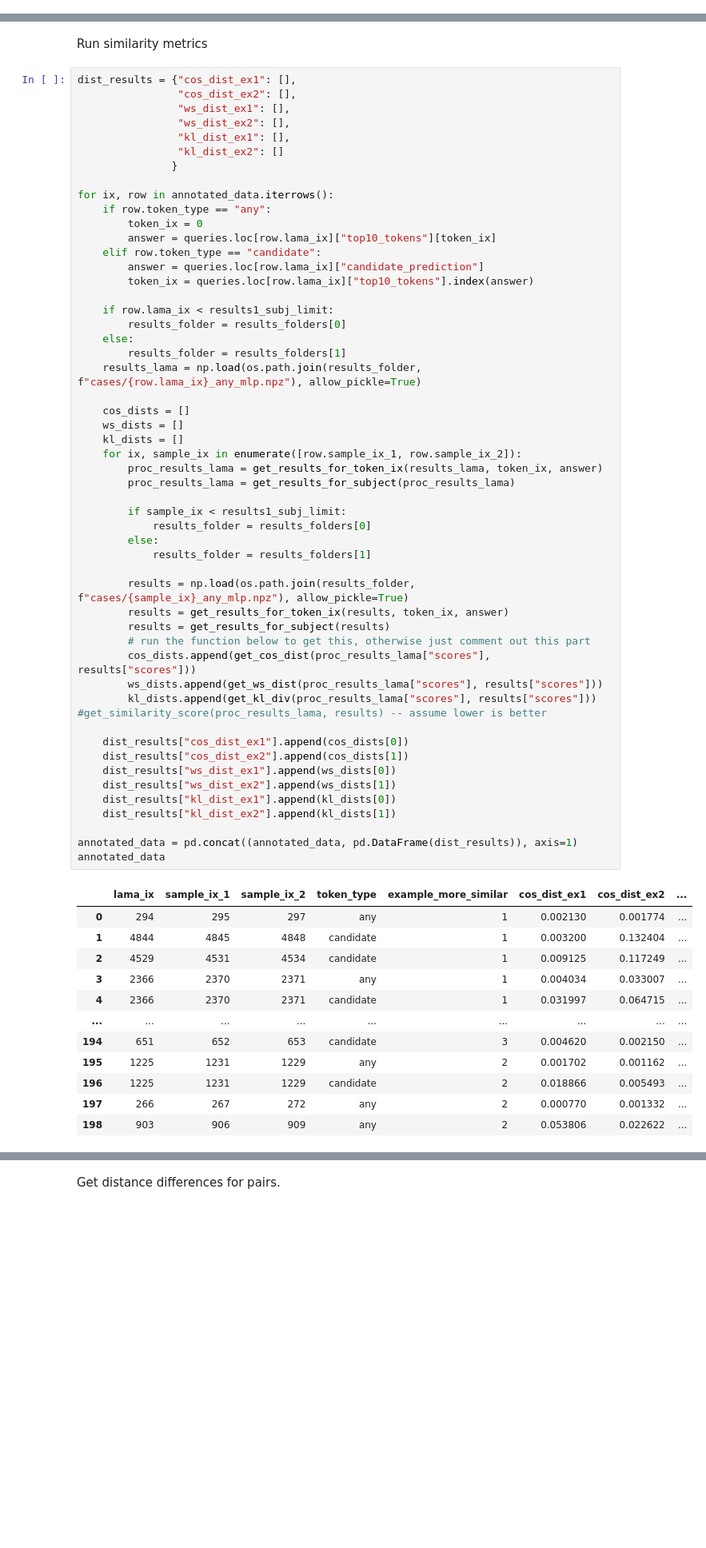
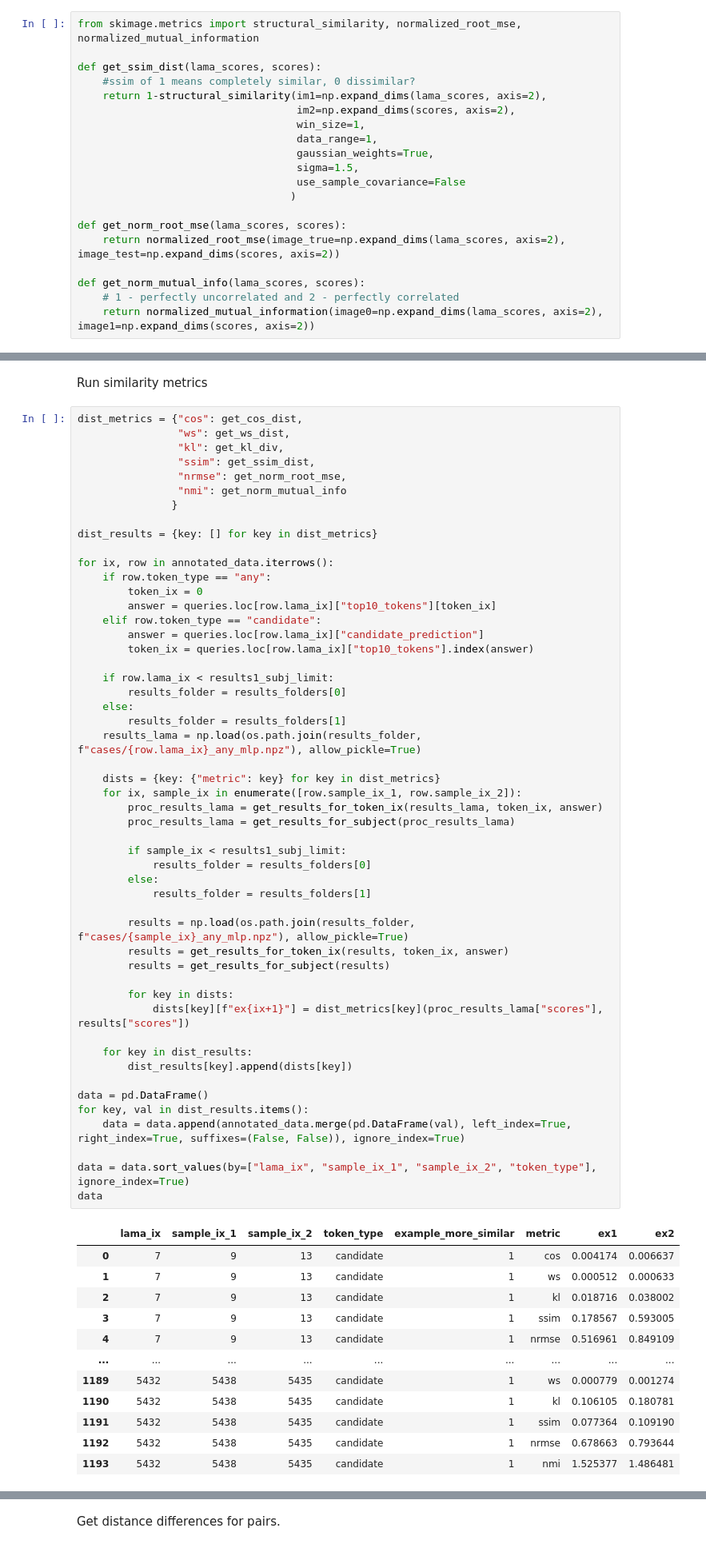
Before and after one commit to dsaynova/rome, a Jupyter notebook: notebooks/similarity_investigations_eval.ipynb, the cells around one changed output, grey strips where cells are left out. Shown: that part at 80% size. Cells and saved outputs as stored; diff of their text form; blank space fills up the shorter version.

```diff
--- a/notebooks/similarity_investigations_eval.ipynb
+++ b/notebooks/similarity_investigations_eval.ipynb
@@ -34,6 +34,26 @@ queries.head()
 | 4 | Alexandra | 0.032304 | Canada | 1.0 | 0.000007 | 4640.0 | 4.0 | ... |
 # %% [markdown]
 ## Calculate distance values
+# %%
+from skimage.metrics import structural_similarity, normalized_root_mse, normalized_mutual_information
+
+def get_ssim_dist(lama_scores, scores):
+    #ssim of 1 means completely similar, 0 dissimilar?
+    return 1-structural_similarity(im1=np.expand_dims(lama_scores, axis=2),
+                                   im2=np.expand_dims(scores, axis=2),
+                                   win_size=1,
+                                   data_range=1,
+                                   gaussian_weights=True,
+                                   sigma=1.5,
+                                   use_sample_covariance=False
+                                  )
+
+def get_norm_root_mse(lama_scores, scores):
+    return normalized_root_mse(image_true=np.expand_dims(lama_scores, axis=2), image_test=np.expand_dims(scores, axis=2))
+
+def get_norm_mutual_info(lama_scores, scores):
+    # 1 - perfectly uncorrelated and 2 - perfectly correlated
+    return normalized_mutual_information(image0=np.expand_dims(lama_scores, axis=2), image1=np.expand_dims(scores, axis=2))
 # %%
 def get_cos_dist(lama_scores, scores):
     lama_scores = np.nan_to_num(lama_scores/np.linalg.norm(lama_scores, axis=1)[:, np.newaxis])
@@ -105,67 +125,66 @@ annotated_data = pd.read_csv("/cephyr/users/lovhag/Alvis/projects/rome/data/simi
 # %% [markdown]
 Run similarity metrics
 # %%
-dist_results = {"cos_dist_ex1": [],
-                "cos_dist_ex2": [],
-                "ws_dist_ex1": [],
-                "ws_dist_ex2": [],
-                "kl_dist_ex1": [],
-                "kl_dist_ex2": []
+dist_metrics = {"cos": get_cos_dist,
+                "ws": get_ws_dist,
+                "kl": get_kl_div,
+                "ssim": get_ssim_dist,
+                "nrmse": get_norm_root_mse,
+                "nmi": get_norm_mutual_info
                }
+
+dist_results = {key: [] for key in dist_metrics}
 
 for ix, row in annotated_data.iterrows():
     if row.token_type == "any":
         token_ix = 0
         answer = queries.loc[row.lama_ix]["top10_tokens"][token_ix]
     elif row.token_type == "candidate":
         answer = queries.loc[row.lama_ix]["candidate_prediction"]
         token_ix = queries.loc[row.lama_ix]["top10_tokens"].index(answer)
 
     if row.lama_ix < results1_subj_limit:
         results_folder = results_folders[0]
     else:
         results_folder = results_folders[1]
     results_lama = np.load(os.path.join(results_folder, f"cases/{row.lama_ix}_any_mlp.npz"), allow_pickle=True)
 
-    cos_dists = []
-    ws_dists = []
-    kl_dists = []
+    dists = {key: {"metric": key} for key in dist_metrics}
     for ix, sample_ix in enumerate([row.sample_ix_1, row.sample_ix_2]):
         proc_results_lama = get_results_for_token_ix(results_lama, token_ix, answer)
         proc_results_lama = get_results_for_subject(proc_results_lama)
 
         if sample_ix < results1_subj_limit:
             results_folder = results_folders[0]
         else:
             results_folder = results_folders[1]
 
         results = np.load(os.path.join(results_folder, f"cases/{sample_ix}_any_mlp.npz"), allow_pickle=True)
         results = get_results_for_token_ix(results, token_ix, answer)
         results = get_results_for_subject(results)
-        # run the function below to get this, otherwise just comment out this part
-        cos_dists.append(get_cos_dist(proc_results_lama["scores"], results["scores"]))
-        ws_dists.append(get_ws_dist(proc_results_lama["scores"], results["scores"]))
-        kl_dists.append(get_kl_div(proc_results_lama["scores"], results["scores"])) #get_similarity_score(proc_results_lama, results) -- assume lower is better
 
-    dist_results["cos_dist_ex1"].append(cos_dists[0])
-    dist_results["cos_dist_ex2"].append(cos_dists[1])
-    dist_results["ws_dist_ex1"].append(ws_dists[0])
-    dist_results["ws_dist_ex2"].append(ws_dists[1])
-    dist_results["kl_dist_ex1"].append(kl_dists[0])
-    dist_results["kl_dist_ex2"].append(kl_dists[1])
+        for key in dists:
+            dists[key][f"ex{ix+1}"] = dist_metrics[key](proc_results_lama["scores"], results["scores"])
 
-annotated_data = pd.concat((annotated_data, pd.DataFrame(dist_results)), axis=1)
-annotated_data
+    for key in dist_results:
+        dist_results[key].append(dists[key])
+
+data = pd.DataFrame()
+for key, val in dist_results.items():
+    data = data.append(annotated_data.merge(pd.DataFrame(val), left_index=True, right_index=True, suffixes=(False, False)), ignore_index=True)
+
+data = data.sort_values(by=["lama_ix", "sample_ix_1", "sample_ix_2", "token_type"], ignore_index=True)
+data
 # %% [output]
-|  | lama_ix | sample_ix_1 | sample_ix_2 | token_type | example_more_similar | cos_dist_ex1 | cos_dist_ex2 | ... |
-| 0 | 294 | 295 | 297 | any | 1 | 0.002130 | 0.001774 | ... |
-| 1 | 4844 | 4845 | 4848 | candidate | 1 | 0.003200 | 0.132404 | ... |
-| 2 | 4529 | 4531 | 4534 | candidate | 1 | 0.009125 | 0.117249 | ... |
-| 3 | 2366 | 2370 | 2371 | any | 1 | 0.004034 | 0.033007 | ... |
-| 4 | 2366 | 2370 | 2371 | candidate | 1 | 0.031997 | 0.064715 | ... |
+|  | lama_ix | sample_ix_1 | sample_ix_2 | token_type | example_more_similar | metric | ex1 | ex2 |
+| 0 | 7 | 9 | 13 | candidate | 1 | cos | 0.004174 | 0.006637 |
+| 1 | 7 | 9 | 13 | candidate | 1 | ws | 0.000512 | 0.000633 |
+| 2 | 7 | 9 | 13 | candidate | 1 | kl | 0.018716 | 0.038002 |
+| 3 | 7 | 9 | 13 | candidate | 1 | ssim | 0.178567 | 0.593005 |
+| 4 | 7 | 9 | 13 | candidate | 1 | nrmse | 0.516961 | 0.849109 |
 | ... | ... | ... | ... | ... | ... | ... | ... | ... |
-| 194 | 651 | 652 | 653 | candidate | 3 | 0.004620 | 0.002150 | ... |
-| 195 | 1225 | 1231 | 1229 | any | 2 | 0.001702 | 0.001162 | ... |
-| 196 | 1225 | 1231 | 1229 | candidate | 2 | 0.018866 | 0.005493 | ... |
-| 197 | 266 | 267 | 272 | any | 2 | 0.000770 | 0.001332 | ... |
-| 198 | 903 | 906 | 909 | any | 2 | 0.053806 | 0.022622 | ... |
+| 1189 | 5432 | 5438 | 5435 | candidate | 1 | ws | 0.000779 | 0.001274 |
+| 1190 | 5432 | 5438 | 5435 | candidate | 1 | kl | 0.106105 | 0.180781 |
+| 1191 | 5432 | 5438 | 5435 | candidate | 1 | ssim | 0.077364 | 0.109190 |
+| 1192 | 5432 | 5438 | 5435 | candidate | 1 | nrmse | 0.678663 | 0.793644 |
+| 1193 | 5432 | 5438 | 5435 | candidate | 1 | nmi | 1.525377 | 1.486481 |
```
Also changed, not shown: parts of 30 cells of this notebook.
